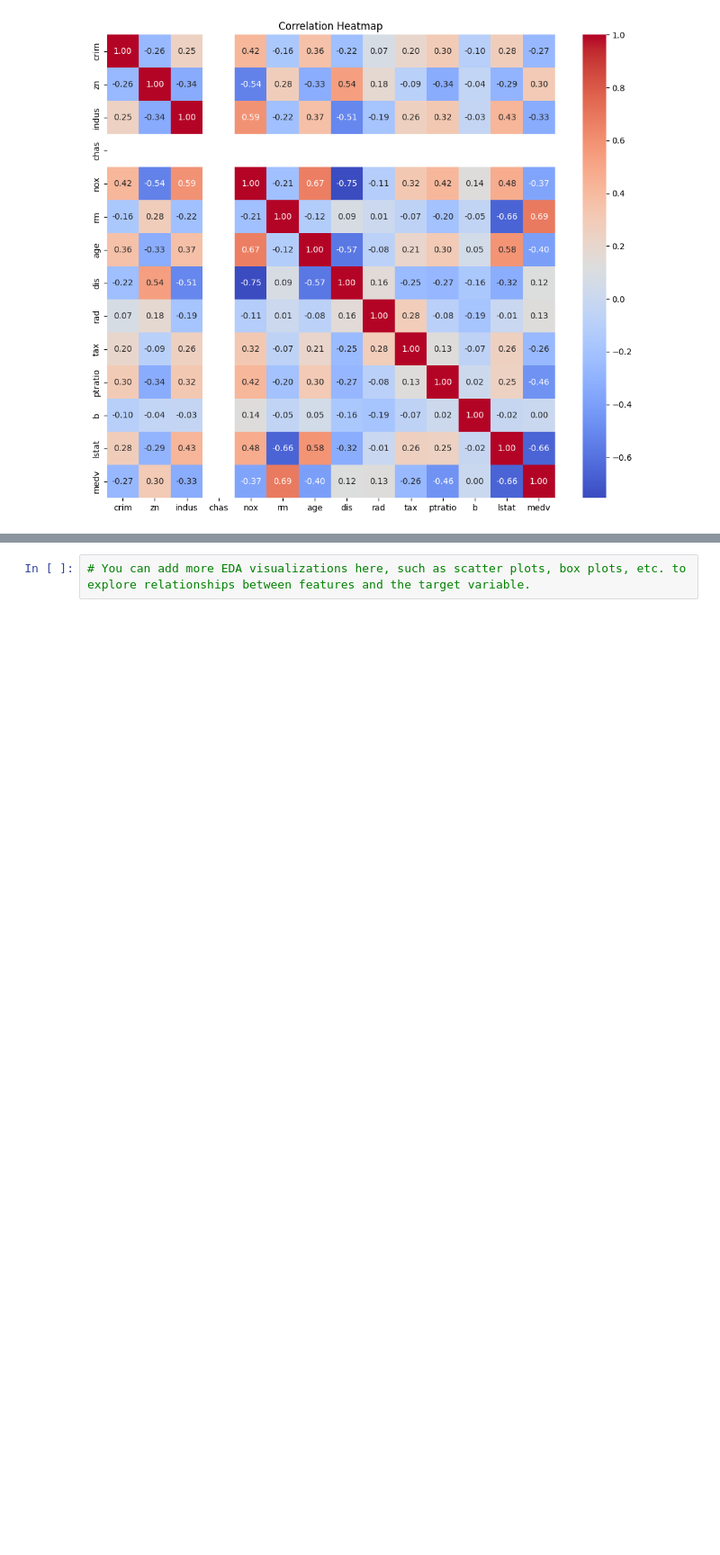
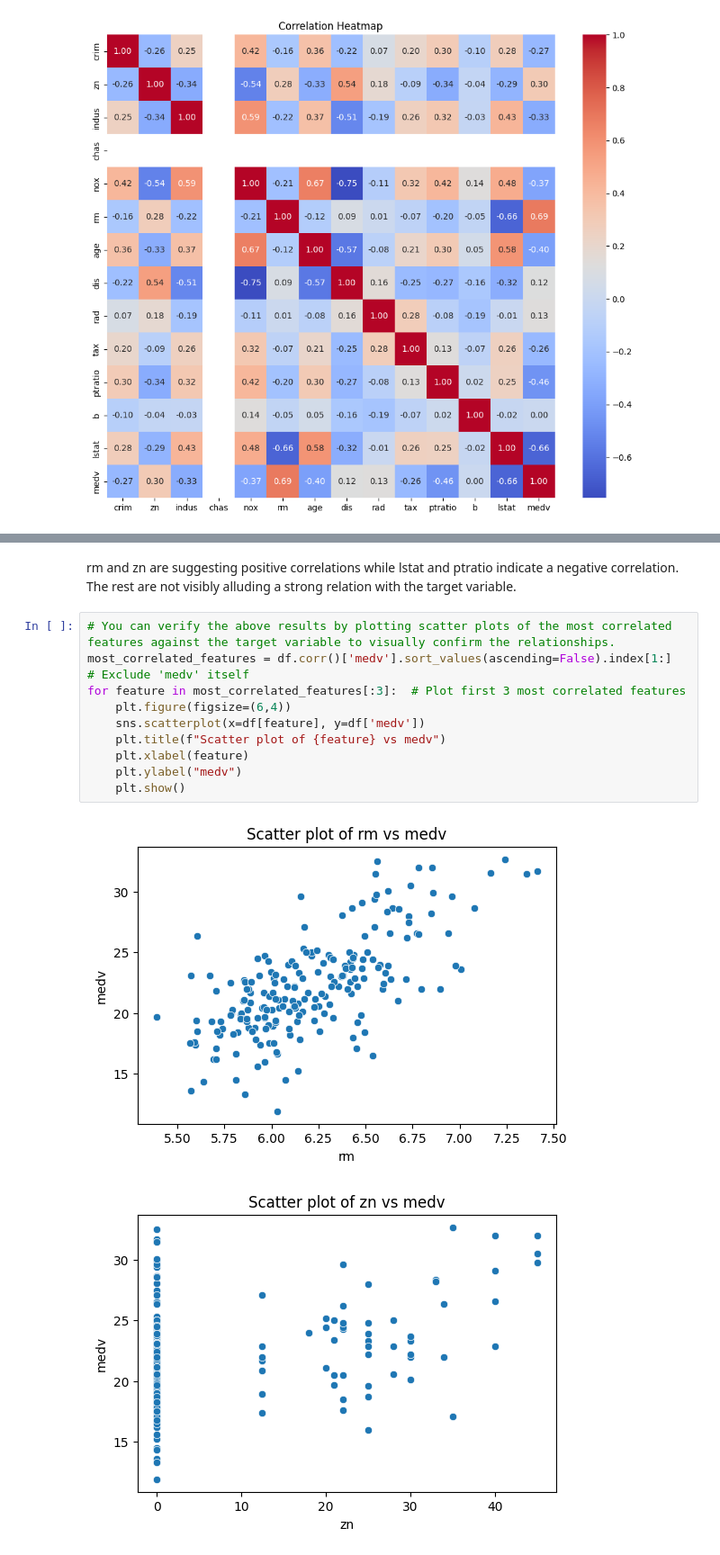
Before and after one commit to Khathithi/Boston-House-Price-Prediction, a Jupyter notebook: Boston House Price Prediction.ipynb, the cells around one changed output, grey strips where cells are left out. Shown at 90% size. Drawn from its saved outputs; the diff is of its cells as text; blank space fills up the shorter version.

```diff
--- a/Boston House Price Prediction.ipynb
+++ b/Boston House Price Prediction.ipynb
@@ -174,2 +193,15 @@ plt.show()
+# %% [markdown]
+rm and zn are suggesting positive correlations while lstat and ptratio indicate a negative correlation. The rest are not visibly alluding a strong relation with the target variable.
 # %%
-# You can add more EDA visualizations here, such as scatter plots, box plots, etc. to explore relationships between features and the target variable.
+# You can verify the above results by plotting scatter plots of the most correlated features against the target variable to visually confirm the relationships.
+most_correlated_features = df.corr()['medv'].sort_values(ascending=False).index[1:]  # Exclude 'medv' itself
+for feature in most_correlated_features[:3]:  # Plot first 3 most correlated features
+    plt.figure(figsize=(6,4))
+    sns.scatterplot(x=df[feature], y=df['medv'])
+    plt.title(f"Scatter plot of {feature} vs medv")
+    plt.xlabel(feature)
+    plt.ylabel("medv")
+    plt.show()
+# %% [output]
+[figure, added]
+[figure, added]
```
Also changed, not shown: parts of 2 cells of this notebook.
